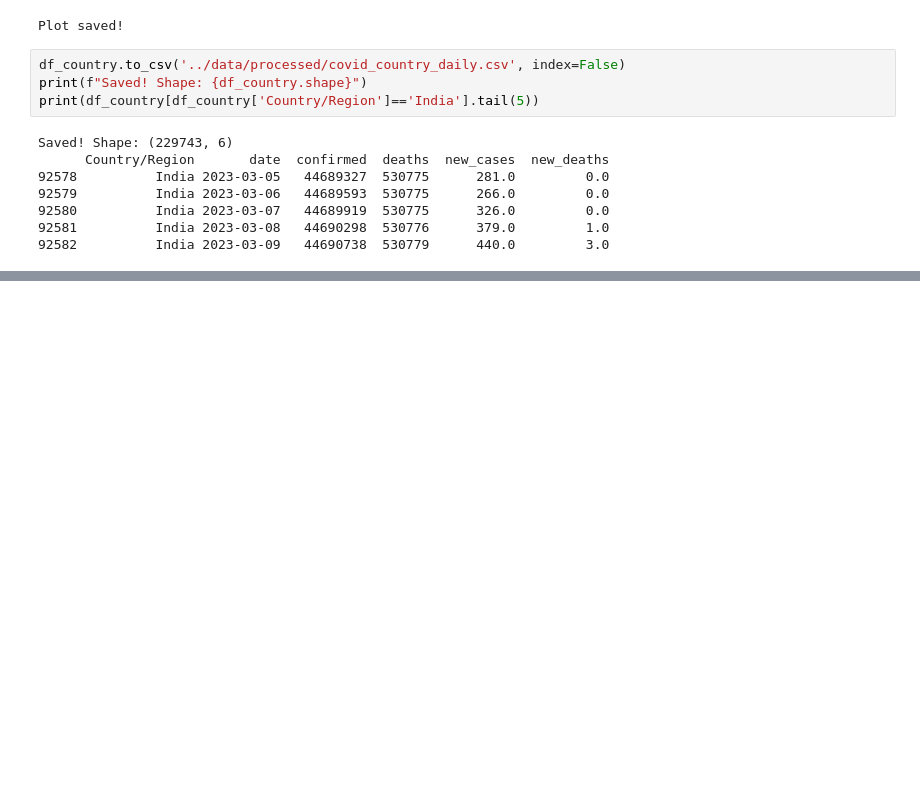
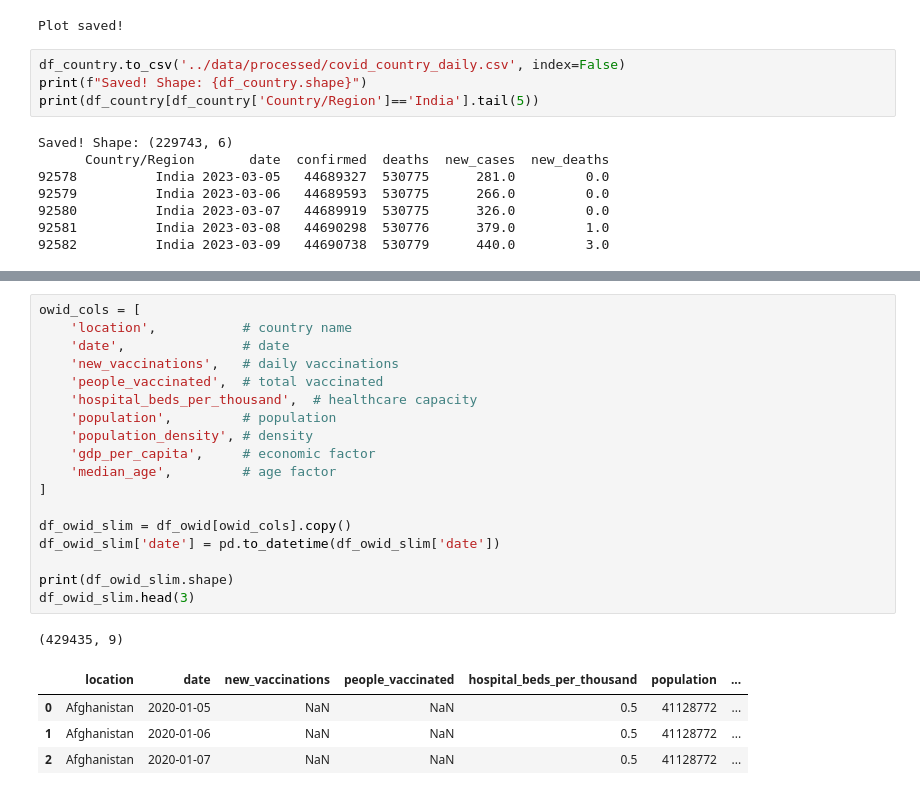
Before and after one commit to Sach11nnn/RogVision, a Jupyter notebook: notebooks/01_eda.ipynb, the cells around one changed output, grey strips where cells are left out. Saved outputs shown, nothing was run; the diff lists cells and outputs as text; blank space fills up the shorter version.

```diff
--- a/notebooks/01_eda.ipynb
+++ b/notebooks/01_eda.ipynb
@@ -146,0 +159,24 @@ Saved! Shape: (229743, 6)
+# %%
+owid_cols = [
+    'location',           # country name
+    'date',               # date
+    'new_vaccinations',   # daily vaccinations
+    'people_vaccinated',  # total vaccinated
+    'hospital_beds_per_thousand',  # healthcare capacity
+    'population',         # population
+    'population_density', # density
+    'gdp_per_capita',     # economic factor
+    'median_age',         # age factor
+]
+
+df_owid_slim = df_owid[owid_cols].copy()
+df_owid_slim['date'] = pd.to_datetime(df_owid_slim['date'])
+
+print(df_owid_slim.shape)
+df_owid_slim.head(3)
+# %% [output]
+(429435, 9)
+|  | location | date | new_vaccinations | people_vaccinated | hospital_beds_per_thousand | population | ... |
+| 0 | Afghanistan | 2020-01-05 | NaN | NaN | 0.5 | 41128772 | ... |
+| 1 | Afghanistan | 2020-01-06 | NaN | NaN | 0.5 | 41128772 | ... |
+| 2 | Afghanistan | 2020-01-07 | NaN | NaN | 0.5 | 41128772 | ... |
```
Also changed, not shown: parts of 4 cells of this notebook.
